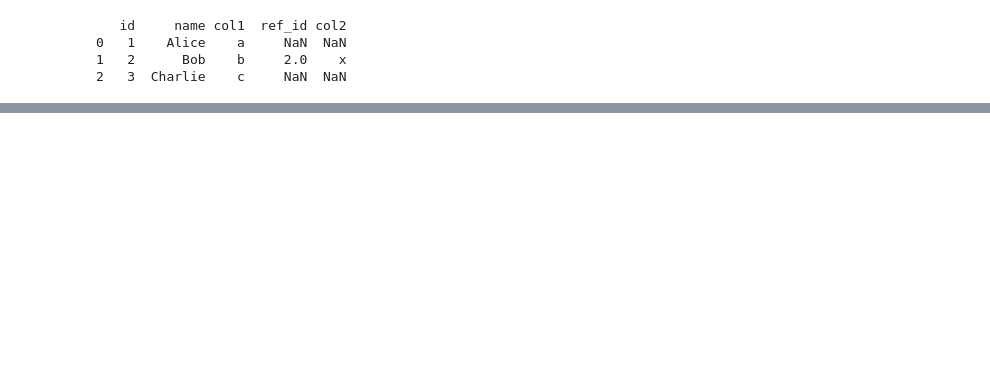
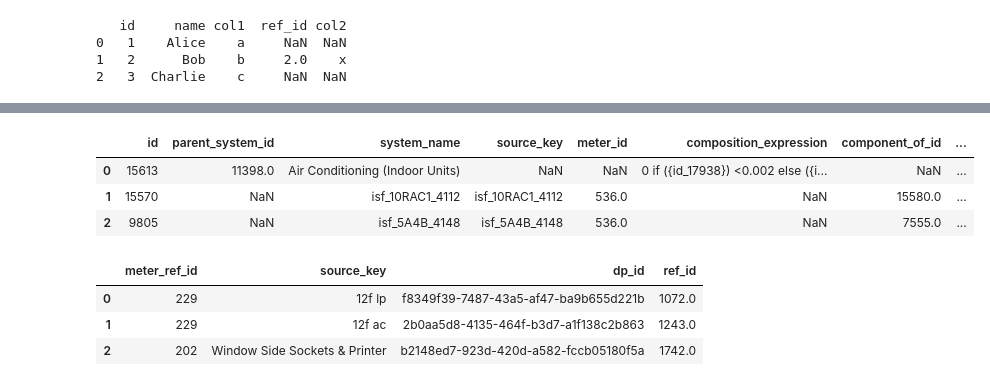
Before and after one commit to en-trak/ems-hierarchy-energy, a Jupyter notebook: ems.ipynb, the cells around one changed output, grey strips where cells are left out. Saved outputs shown, nothing was run; the diff lists cells and outputs as text; code cells hidden in the pictures; blank space fills up the shorter version.

```diff
--- a/ems.ipynb
+++ b/ems.ipynb
@@ -67,6 +67,20 @@ sys_dp_df[:10]
 | 7 | 9807 | NaN | isf_5A4B_4152 | isf_5A4B_4152 | 536.0 | NaN | 7555.0 | ... |
 | 8 | 9743 | NaN | isf_6A4B_4116 | isf_6A4B_4116 | 536.0 | NaN | 7584.0 | ... |
 | 9 | 9744 | NaN | isf_6A4B_4152 | isf_6A4B_4152 | 536.0 | NaN | 7584.0 | ... |
+# %%
+sys_df[:3]
+# %% [output]
+|  | id | parent_system_id | system_name | source_key | meter_id | composition_expression | component_of_id | ... |
+| 0 | 15613 | 11398.0 | Air Conditioning (Indoor Units) | NaN | NaN | 0 if ({id_17938}) <0.002 else ({i... | NaN | ... |
+| 1 | 15570 | NaN | isf_10RAC1_4112 | isf_10RAC1_4112 | 536.0 | NaN | 15580.0 | ... |
+| 2 | 9805 | NaN | isf_5A4B_4148 | isf_5A4B_4148 | 536.0 | NaN | 7555.0 | ... |
+# %%
+meter_dp_df[:3]
+# %% [output]
+|  | meter_ref_id | source_key | dp_id | ref_id |
+| 0 | 229 | 12f lp | f8349f39-7487-43a5-af47-ba9b655d221b | 1072.0 |
+| 1 | 229 | 12f ac | 2b0aa5d8-4135-464f-b3d7-a1f138c2b863 | 1243.0 |
+| 2 | 202 | Window Side Sockets & Printer | b2148ed7-923d-420d-a582-fccb05180f5a | 1742.0 |
 # %%
 # # Check for rows with empty 'source_key' after dropna
 # empty_source_key_mask = meter_dp_df['source_key'].isna()
```
Also changed, not shown: parts of 4 cells of this notebook, 2 other files.
